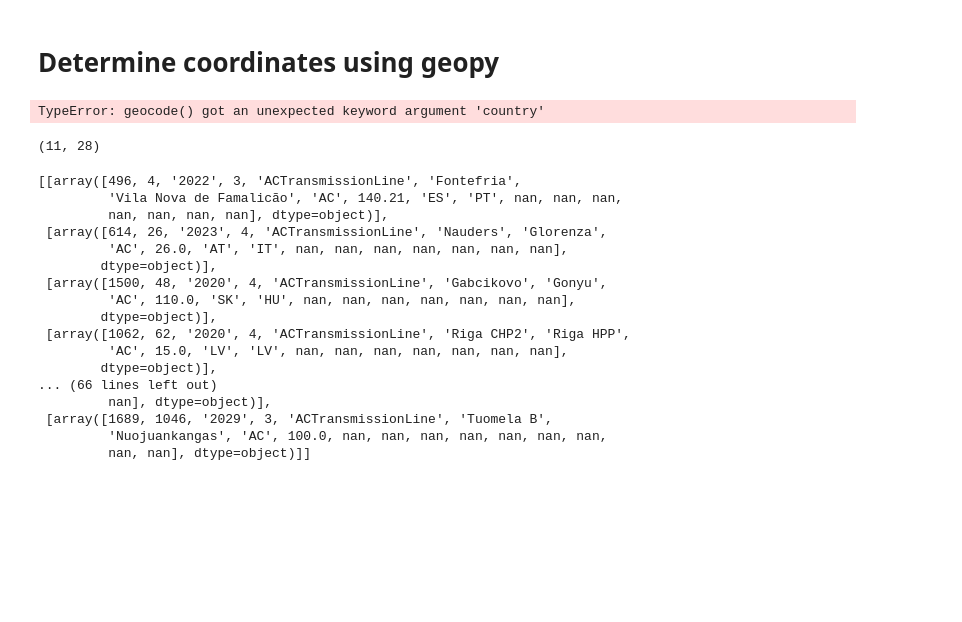
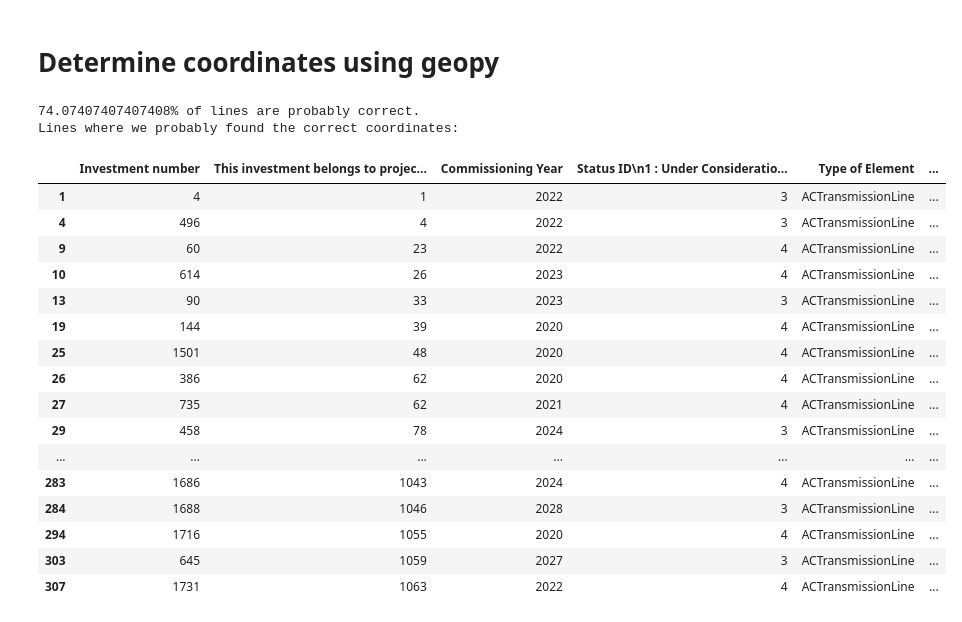
Before and after one commit to grecht/tyndp_to_pypsa, a Jupyter notebook: Experiments.ipynb, the cells around one changed output. Saved outputs shown, nothing was run; the diff lists cells and outputs as text; code cells hidden in the pictures; blank space fills up the shorter version.

```diff
--- a/Experiments.ipynb
+++ b/Experiments.ipynb
@@ -480,47 +508,51 @@ for index, row in error_lines.iterrows():
     to_country = row['Country2']
 
     # TODO: is it possible to get several matching locations?
-    fr_loc = geocode(fr) if pd.isna(fr_country) else geocode(fr, country=fr_country)
-    to_loc = geocode(to) if pd.isna(to_country) else geocode(to, country=to_country)
+    fr_locs = geocode(fr, exactly_one=False) if pd.isna(fr_country) else geocode(fr, exactly_one=False, countries=[fr_country])
+    to_locs = geocode(to, exactly_one=False) if pd.isna(to_country) else geocode(to, exactly_one=False, countries=[to_country])
 
-    if fr_loc is None or to_loc is None:
+    if fr_locs is None or to_locs is None:
         tpl = (fr, np.NAN, np.NAN, to, np.NAN, np.NAN, np.NAN)
         error_tuples[index] = tpl
         continue
 
-    (x1, y1)  = fr_loc.latitude, fr_loc.longitude
-    (x2, y2)  = to_loc.latitude, to_loc.longitude
-    coord_dist = distance.distance(fr_coords, to_coords).km
-
-    tpl = (fr, x1, y1, to, x2, y2, coord_dist)
+    (s1, (x1, y1)), (s2, (x2, y2)), coord_dist = match_pair_with_length_geopy(fr_locs, to_locs, dist)
+    tpl = (s1, x1, y1, s2, x2, y2, coord_dist)
 
     if not math.isclose(coord_dist, dist, rel_tol=0.45):
         error_tuples_geopy[index] = tpl
     else:
         fr_to_tuples_geopy[index] = tpl
-# %% [output]
-TypeError: geocode() got an unexpected keyword argument 'country'
-# %%
-len(x1), len(error_rows)
-# %% [output]
-(11, 28)
-# %%
-error_rows
-# %% [output]
-[[array([496, 4, '2022', 3, 'ACTransmissionLine', 'Fontefria',
-         'Vila Nova de Famalicão', 'AC', 140.21, 'ES', 'PT', nan, nan, nan,
-         nan, nan, nan, nan], dtype=object)],
- [array([614, 26, '2023', 4, 'ACTransmissionLine', 'Nauders', 'Glorenza',
-         'AC', 26.0, 'AT', 'IT', nan, nan, nan, nan, nan, nan, nan],
-        dtype=object)],
- [array([1500, 48, '2020', 4, 'ACTransmissionLine', 'Gabcikovo', 'Gonyu',
-         'AC', 110.0, 'SK', 'HU', nan, nan, nan, nan, nan, nan, nan],
-        dtype=object)],
- [array([1062, 62, '2020', 4, 'ACTransmissionLine', 'Riga CHP2', 'Riga HPP',
-         'AC', 15.0, 'LV', 'LV', nan, nan, nan, nan, nan, nan, nan],
-        dtype=object)],
-... (66 lines left out)
-         nan], dtype=object)],
- [array([1689, 1046, '2029', 3, 'ACTransmissionLine', 'Tuomela B',
-         'Nuojuankangas', 'AC', 100.0, nan, nan, nan, nan, nan, nan, nan,
-         nan, nan], dtype=object)]]
+# %%
+coordinates_geopy = pd.DataFrame(index=fr_to_tuples_geopy.keys(), data=fr_to_tuples_geopy.values(), columns=['s1', 'x1', 'y1', 's2', 'x2', 'y2', 'coord_dist'])
+
+coordinates = coordinates.append(coordinates_geopy)
+
+result = ac_lines.copy()
+result = result.join(coordinates)
+
+percentage = coordinates.index.size / ac_lines.index.size
+print(f'{percentage * 100}% of lines are probably correct.')
+
+print('Lines where we probably found the correct coordinates:')
+result.loc[~result.s1.isna()]
+# %% [output]
+74.07407407407408% of lines are probably correct.
+Lines where we probably found the correct coordinates:
+|  | Investment number | This investment belongs to projec... | Commissioning Year | Status ID\n1 : Under Consideratio... | Type of Element | ... |
+| 1 | 4 | 1 | 2022 | 3 | ACTransmissionLine | ... |
+| 4 | 496 | 4 | 2022 | 3 | ACTransmissionLine | ... |
+| 9 | 60 | 23 | 2022 | 4 | ACTransmissionLine | ... |
+| 10 | 614 | 26 | 2023 | 4 | ACTransmissionLine | ... |
+| 13 | 90 | 33 | 2023 | 3 | ACTransmissionLine | ... |
+| 19 | 144 | 39 | 2020 | 4 | ACTransmissionLine | ... |
+| 25 | 1501 | 48 | 2020 | 4 | ACTransmissionLine | ... |
+| 26 | 386 | 62 | 2020 | 4 | ACTransmissionLine | ... |
+| 27 | 735 | 62 | 2021 | 4 | ACTransmissionLine | ... |
+| 29 | 458 | 78 | 2024 | 3 | ACTransmissionLine | ... |
+| ... | ... | ... | ... | ... | ... | ... |
+| 283 | 1686 | 1043 | 2024 | 4 | ACTransmissionLine | ... |
+| 284 | 1688 | 1046 | 2028 | 3 | ACTransmissionLine | ... |
+| 294 | 1716 | 1055 | 2020 | 4 | ACTransmissionLine | ... |
+| 303 | 645 | 1059 | 2027 | 3 | ACTransmissionLine | ... |
+| 307 | 1731 | 1063 | 2022 | 4 | ACTransmissionLine | ... |
```
Also changed, not shown: parts of 10 cells of this notebook.
